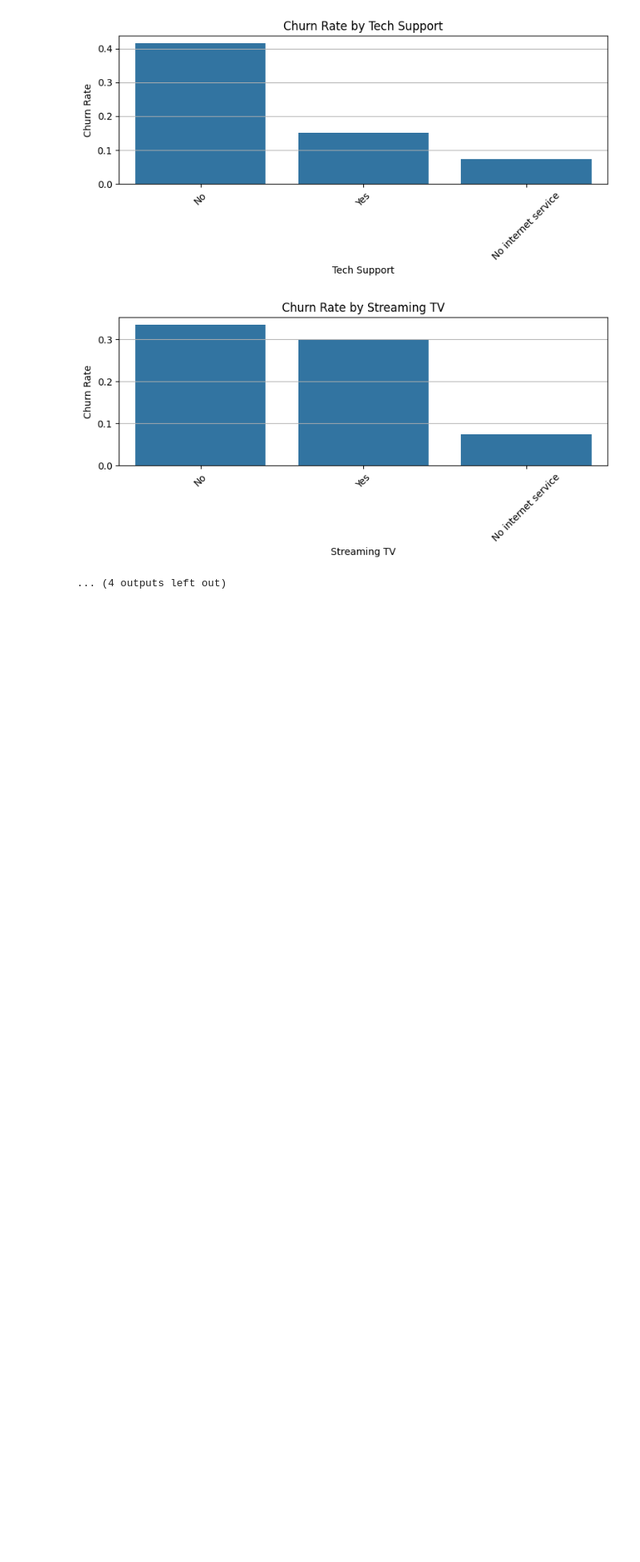
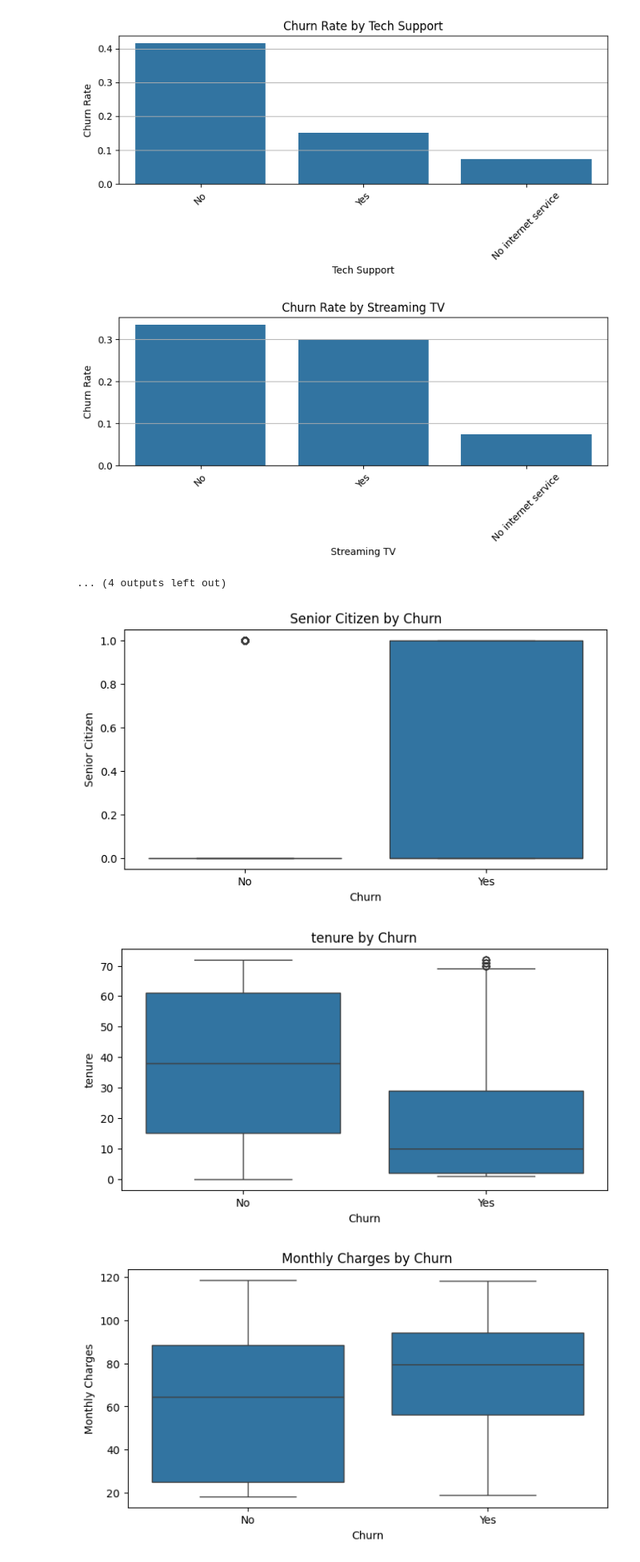
Before and after one commit to Jassim-hub/KasuleJassimKakandeRecessLearn_DataScience_and_MachineLearning, a Jupyter notebook: churn-prediction-tf/src/data_preprocessing.ipynb, the cells around one changed output. Shown: that part at 80% size. Drawn from its saved outputs; the diff is of its cells as text; code cells hidden in the pictures; blank space fills up the shorter version.

Commit message:
completed data preprocessing

```diff
--- a/churn-prediction-tf/src/data_preprocessing.ipynb
+++ b/churn-prediction-tf/src/data_preprocessing.ipynb
@@ -115,3 +115,16 @@ for feature in categorical_cols:
 ... (4 outputs left out)
 # %%
 #Churn Rate by numerical features
+#Converting total Charges to numeric,coercing errors to Nan and Filling with 0
+df['Total Charges']=pd.to_numeric(df['Total Charges'],errors='coerce').fillna(0)
+numerical_cols=df.select_dtypes(include=['int64','float64']).columns.tolist()
+#plotting for numerical columns
+for feature in numerical_cols:
+    plt.figure(figsize=(8, 4))
+    sns.boxplot(data=df, x='Churn', y=feature)
+    plt.title(f"{feature} by Churn")
+    plt.show()
+# %% [output]
+[figure, added]
+[figure, added]
+[figure, added]
```
Also changed, not shown: parts of 3 cells of this notebook.
